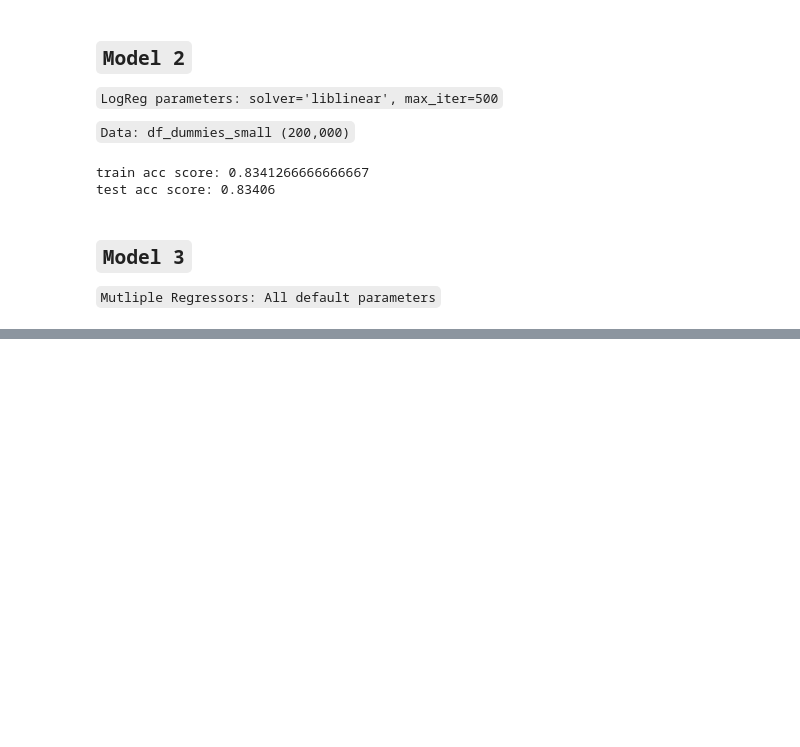
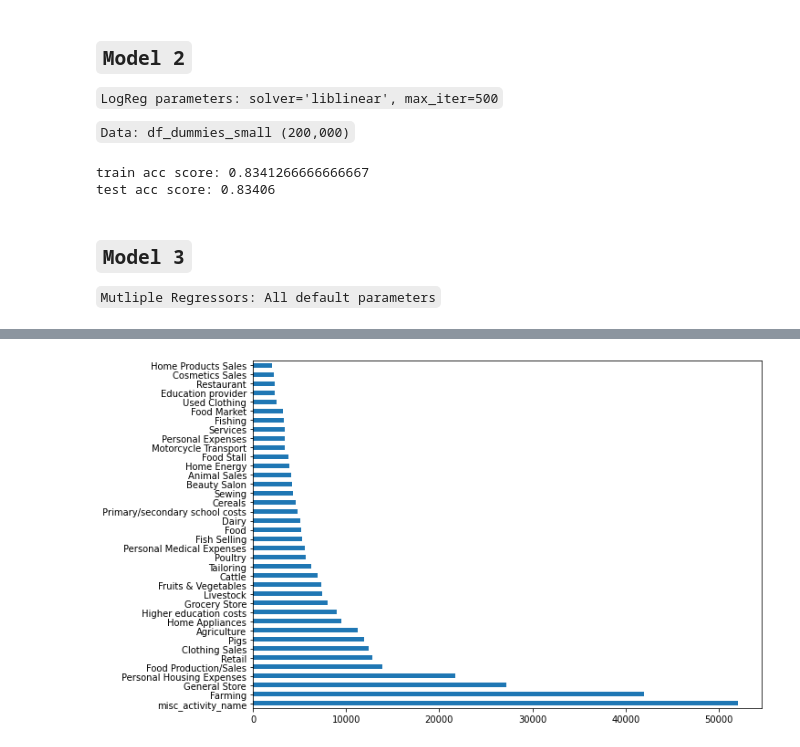
Before and after one commit to rzi11211/kiva-max-approver, a Jupyter notebook: carlos/eda_modeling.ipynb, the cells around one changed output, grey strips where cells are left out. Cells and saved outputs as stored; diff of their text form; code cells hidden in the pictures; blank space fills up the shorter version.

```diff
--- a/carlos/eda_modeling.ipynb
+++ b/carlos/eda_modeling.ipynb
@@ -273,0 +292,5 @@ df[['COUNTRY_CODE']].describe()
+# %%
+plt.figure(figsize = (10,7))
+df['ACTIVITY_NAME'].value_counts().plot.barh();
+# %% [output]
+[figure, added]
```
Also changed, not shown: parts of 18 cells of this notebook.
